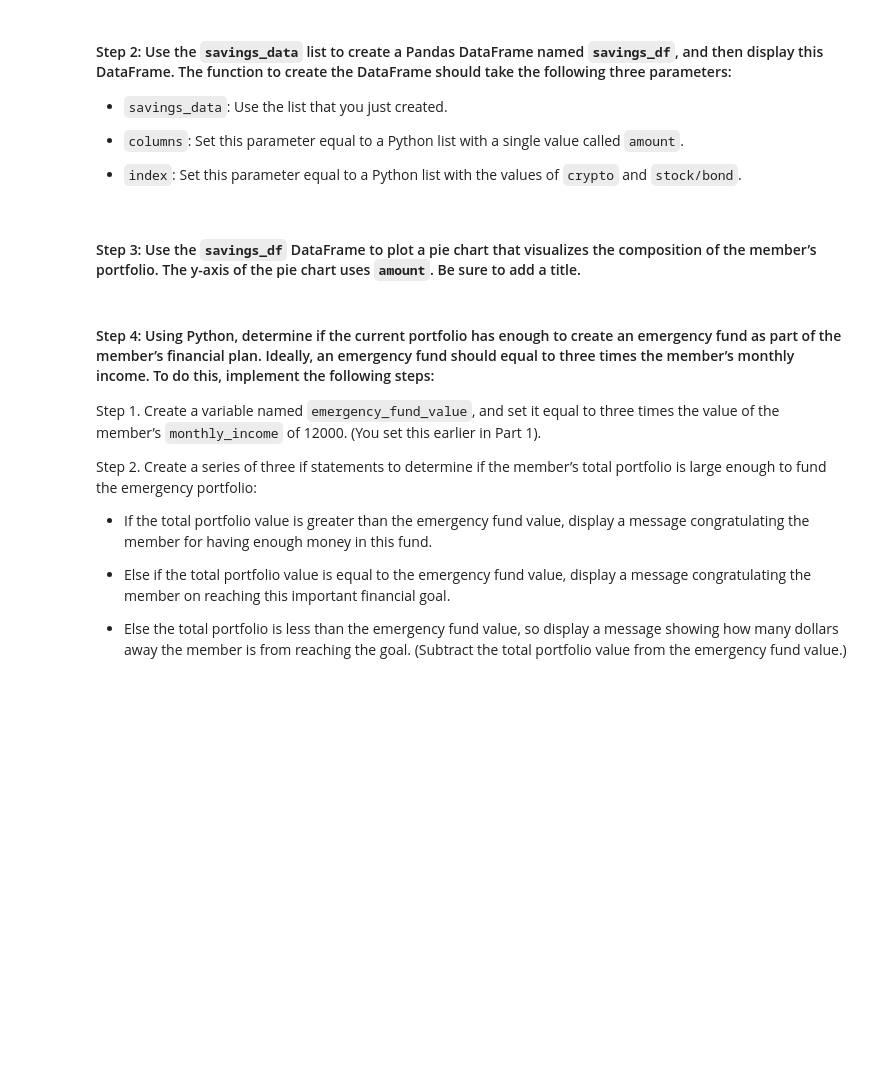
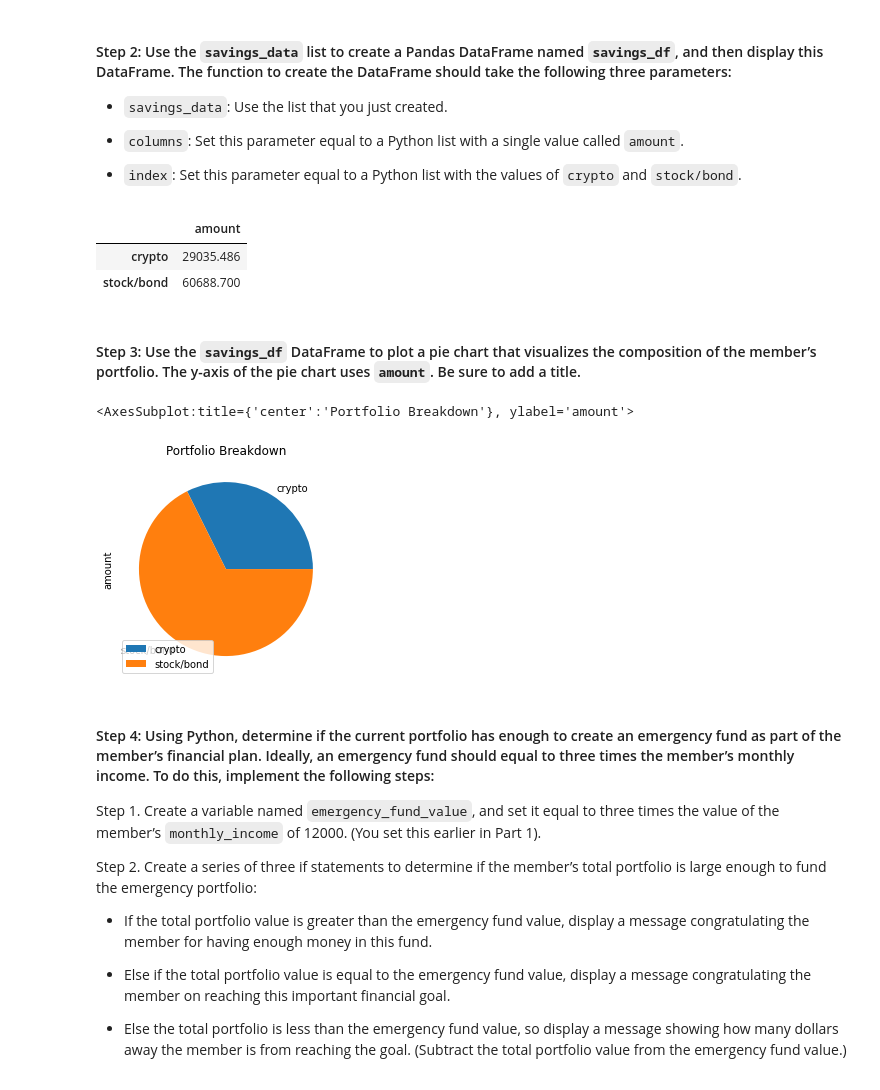
Before and after one commit to jkang1990amg/Challenge_5_Financial_Planner, a Jupyter notebook: Financial_Planner/financial_planning_tools.ipynb, the cells around one changed output. Drawn from its saved outputs; the diff is of its cells as text; code cells hidden in the pictures; blank space fills up the shorter version.

```diff
--- a/Financial_Planner/financial_planning_tools.ipynb
+++ b/Financial_Planner/financial_planning_tools.ipynb
@@ -249,7 +249,7 @@ holdings_df.head()
 # %%
 # Access the closing price for AGG from the Alpaca DataFrame
 # Converting the value to a floating point number
-agg_close_price = holdings_df['AGG']['close']
+agg_close_price = float(holdings_df['AGG']['close'])
 
 # Print the AGG closing price
 agg_close_price
@@ -260,7 +258,7 @@ Name: close, dtype: float64
 # %%
 # Access the closing price for SPY from the Alpaca DataFrame
 # Converting the value to a floating point number
-spy_close_price = holdings_df['SPY']['close']
+spy_close_price = float(holdings_df['SPY']['close'])
 
 # Print the SPY closing price
 spy_close_price
@@ -343,7 +331,10 @@ In this section, you’ll use the valuations for the cryptocurrency wallet and f
 #### Step 1: Create a Python list named `savings_data` that has two elements. The first element contains the total value of the cryptocurrency wallet. The second element contains the total value of the stock and bond portions of the portfolio.
 # %%
 # Consolidate financial assets data into a Python list
-# YOUR CODE HERE
+savings_data = [
+    total_crypto_wallet,
+    total_stocks_bonds
+]
 
 # Review the Python list savings_data
-# YOUR CODE HERE
+savings_data
@@ -357,15 +350,23 @@ In this section, you’ll use the valuations for the cryptocurrency wallet and f
 - `index`: Set this parameter equal to a Python list with the values of `crypto` and `stock/bond`.
 # %%
 # Create a Pandas DataFrame called savings_df
-# YOUR CODE HERE
+savings_df = pd.DataFrame(savings_data, index = ("crypto", "stock/bond"))
+savings_df.columns = ["amount"]
 
 # Display the savings_df DataFrame
-# YOUR CODE HERE
+savings_df
+# %% [output]
+|  | amount |
+| crypto | 29035.486 |
+| stock/bond | 60688.700 |
 # %% [markdown]
 #### Step 3: Use the `savings_df` DataFrame to plot a pie chart that visualizes the composition of the member’s portfolio. The y-axis of the pie chart uses `amount`. Be sure to add a title.
 # %%
 # Plot the total value of the member's portfolio (crypto and stock/bond) in a pie chart
-# YOUR CODE HERE
+savings_df.plot(kind = "pie", y = "amount", title = "Portfolio Breakdown")
+# %% [output]
+<AxesSubplot:title={'center':'Portfolio Breakdown'}, ylabel='amount'>
+[figure, added]
 # %% [markdown]
 #### Step 4: Using Python, determine if the current portfolio has enough to create an emergency fund as part of the member’s financial plan. Ideally, an emergency fund should equal to three times the member’s monthly income. To do this, implement the following steps:
 
```
Also changed, not shown: parts of 35 cells of this notebook.
